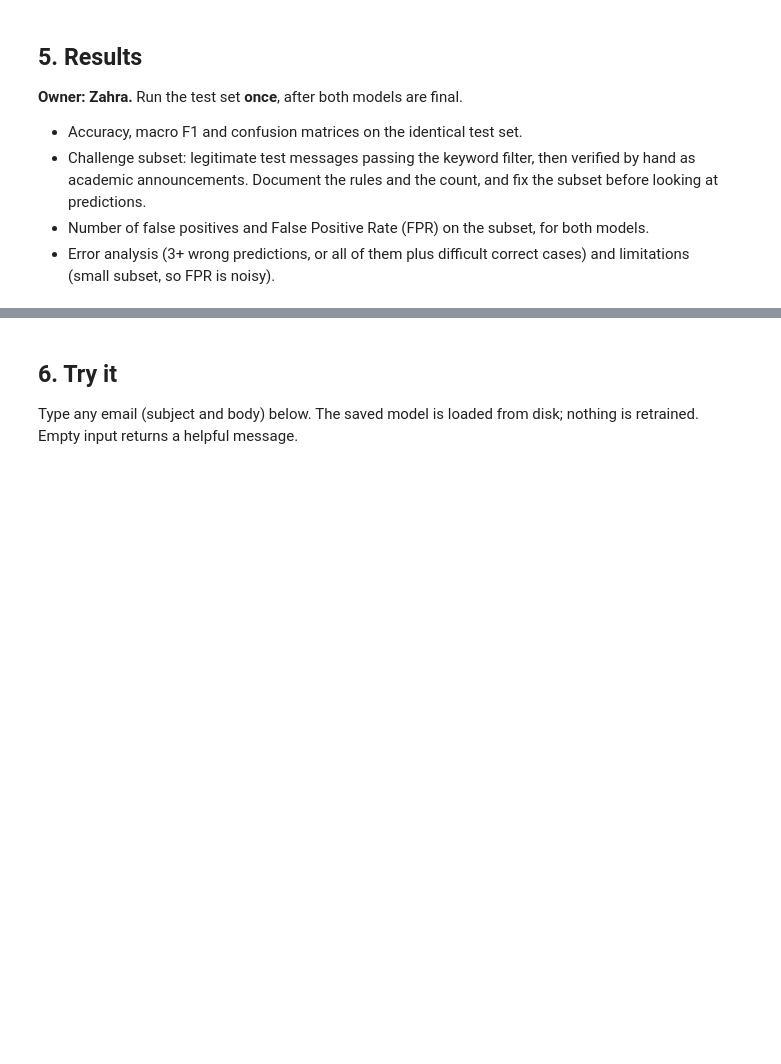
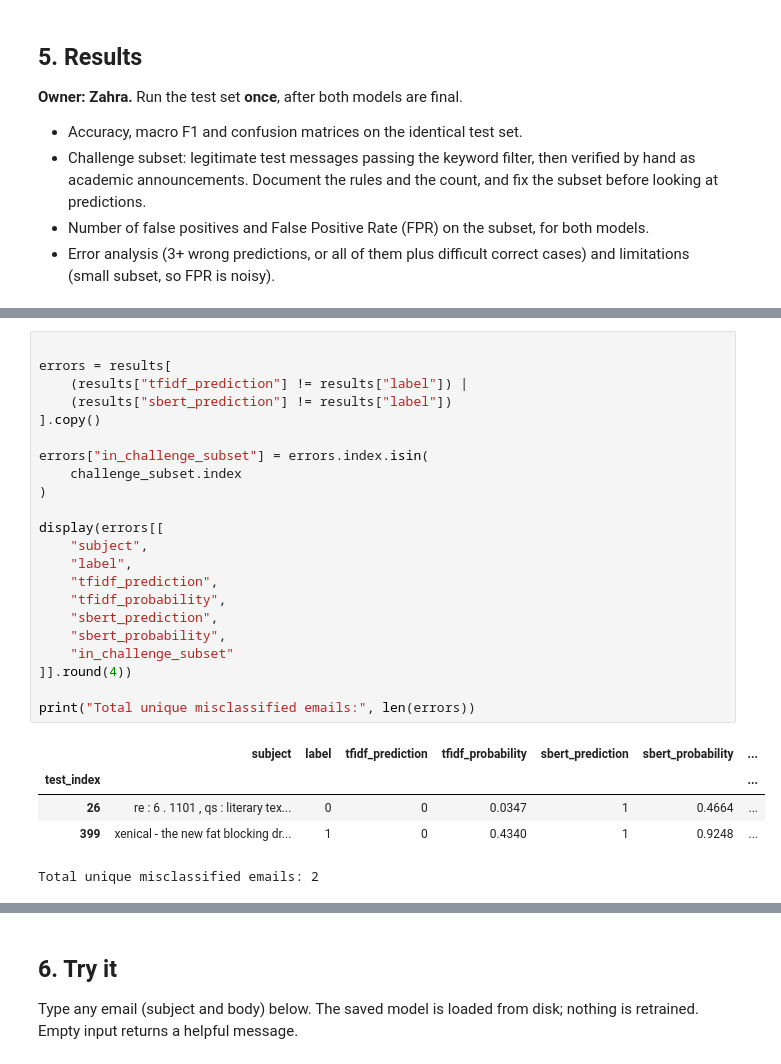
Before and after one commit to AbrarAlmutawa/Distinguishing-Legitimate-Announcements-from-Spam-TF-IDF-vs.-Sentence-Embeddings, a Jupyter notebook: ling_spam_pipeline.ipynb, the cells around one changed output, grey strips where cells are left out. Saved outputs shown, nothing was run; the diff lists cells and outputs as text; blank space fills up the shorter version.

```diff
--- a/ling_spam_pipeline.ipynb
+++ b/ling_spam_pipeline.ipynb
@@ -182,0 +439,28 @@ DEV macro F1 0.9873 | DEV accuracy 0.993 | DEV false positives 2 | DEV false neg
+# %%
+
+errors = results[
+    (results["tfidf_prediction"] != results["label"]) |
+    (results["sbert_prediction"] != results["label"])
+].copy()
+
+errors["in_challenge_subset"] = errors.index.isin(
+    challenge_subset.index
+)
+
+display(errors[[
+    "subject",
+    "label",
+    "tfidf_prediction",
+    "tfidf_probability",
+    "sbert_prediction",
+    "sbert_probability",
+    "in_challenge_subset"
+]].round(4))
+
+print("Total unique misclassified emails:", len(errors))
+# %% [output]
+|  | subject | label | tfidf_prediction | tfidf_probability | sbert_prediction | sbert_probability | ... |
+| test_index |  |  |  |  |  |  | ... |
+| 26 | re : 6 . 1101 , qs : literary tex... | 0 | 0 | 0.0347 | 1 | 0.4664 | ... |
+| 399 | xenical - the new fat blocking dr... | 1 | 0 | 0.4340 | 1 | 0.9248 | ... |
+Total unique misclassified emails: 2
```
Also changed, not shown: parts of 24 cells of this notebook.
